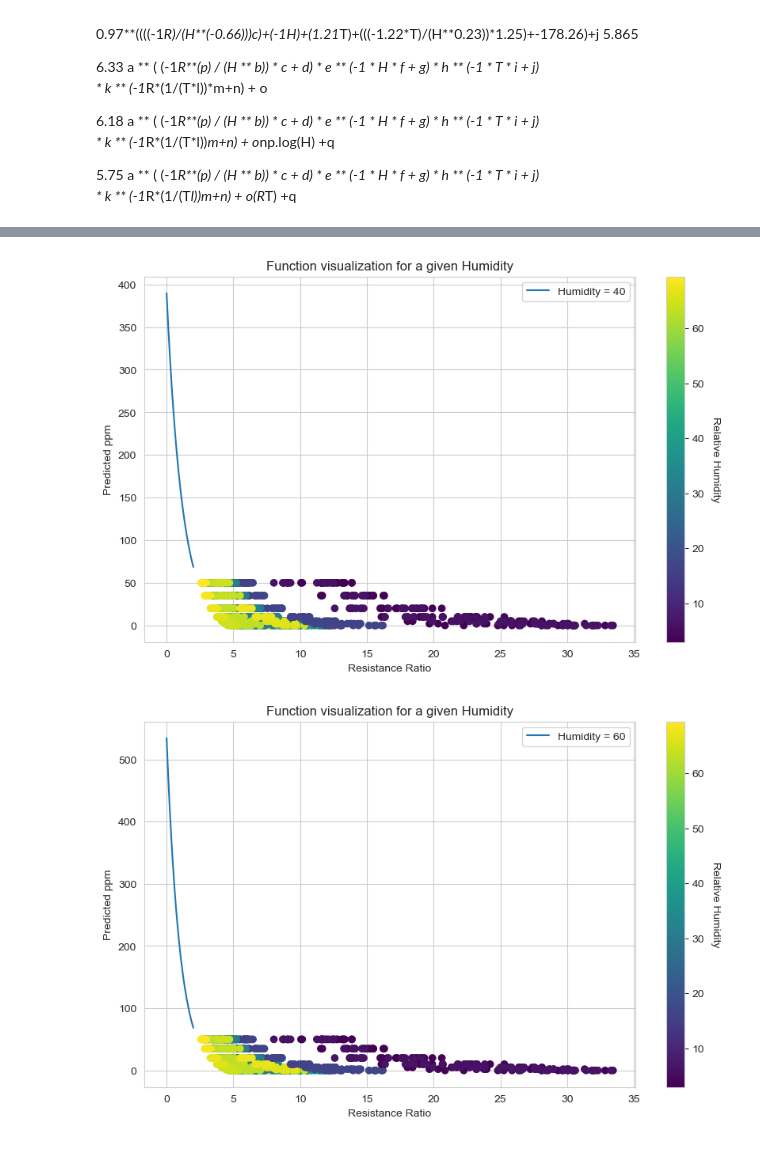
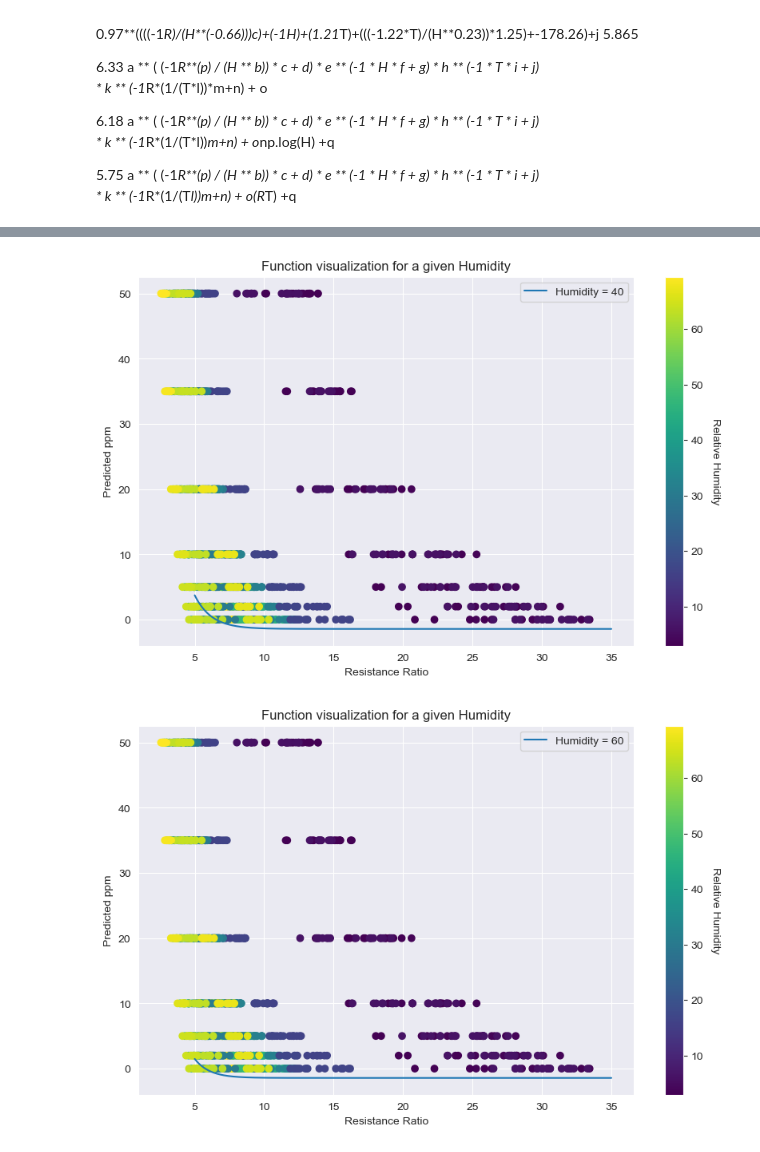
Before and after one commit to Coopsims/MethaneDataScience, a Jupyter notebook: Old Files/Equation Generation.ipynb, the cells around one changed output, grey strips where cells are left out. Saved outputs shown, nothing was run; the diff lists cells and outputs as text; code cells hidden in the pictures.

```diff
--- a/Old Files/Equation Generation.ipynb
+++ b/Old Files/Equation Generation.ipynb
@@ -15,7 +15,7 @@ import numpy as np
 import matplotlib.pyplot as plt
 # %%
 # Load data from CSV file
-file2 = pd.read_csv("./../Output/FullVrefMatrix.csv")
+file2 = pd.read_csv("./../Output/FullVOMatrix.csv")
 # Extract the columns from the data
 #file2=file2[file2['Target PPM']<=500]
 
@@ -102,8 +102,8 @@ a**((((-1*R)/(H**b))*c)+(-1*H*d)+(-1*T*e)+(((-1*T*f)/(H**g))*h)+i)+j*np.exp(-1*T
 5.75 a ** ( (-1*R**(p) / (H ** b)) * c + d) * e ** (-1 * H * f + g) * h ** (-1 * T * i + j) \
                * k ** (-1*R*(1/(T*l))*m+n) + o*(R*T) +q
 # %%
-from numpy import log
-
+"""Keep this import here. It is the only way to run this cell and not have it break. If it is not here, you have to run all cells above before you run this every single time. I dont know why it does this but that is the one way ive found to fix it"""
+import scipy.optimize as sc
 # (a + b*R + c*H + d*T + e*np.log(R) + f*np.log(H) + g*np.log(T) +
 # h*(R*T) + i*np.log(R*T) + j*(R/T) + k*(T/R) +
 # l*(R*H) + m*(H*T) + n*(R*T*H))
@@ -114,14 +114,14 @@ from numpy import log
 
 
 # a ** ( (-1*R**(b) * (H ** c)) * d + e) * f ** (-1 * H * g + h) * i ** (-1 * T * j + k) * l ** (-1*R*(1/(T*m))*n+o) +p
-def funkEQ(X, a,b,c,d,e,f,g,h,i,j):
+def funkEQ(X, a, b, c, d, e, f, g, h, i):
     R, H, T = X
     with np.errstate(over='ignore'):
-        stuff= a ** ((((-1 * R) / (H ** b)) * c) + (-1 * H * d) + (-1 * T * e) + (((-1 * T*f) / (H ** g)) * h) + i) + j
+        stuff = a**((((-1*R)/(H**b))*c)+(-1*H*d)+(-1*T*e)+(((-1*T*f)/(H**g)))+h) + i
     return stuff
 
-p0 = [1] * 10
-#p0 = [0.711201, 0.071861, -14.961631, 0.000950, -5.994732, 2.459324, -0.000266, 2.459146, -16.168544, -1.855425,1,1,1]
+#p0 = [1] * 9
+p0 = [0.934169,-0.326373,-3.631332, 0.004898, 0.376844, 0.931643, 1.150201, -76.285530, -1.730073]
 
 def residual(params, X, y):
     return np.sum((y - funkEQ(X, *params))**2)
@@ -331,7 +331,7 @@ p-value: 0.0
 df=file2
 # Define colors based on 'RelativeHumidity' column
 colors = df.loc[:, 'RelativeHumidity']
-R = np.linspace(0, 2, num=500)
+R = np.linspace(5, 35, num=500)
 for H in [5,20,40,60]:
     # calculate function values
     y_values = [funkEQ((r, H, 20), *popt) for r in R]
@@ -357,2 +357,2 @@ for H in [5,20,40,60]:
-[figure, old version]
+[figure, new version]
-[figure, old version]
+[figure, new version]
```
Also changed, not shown: parts of 7 cells of this notebook, 2 other files.
